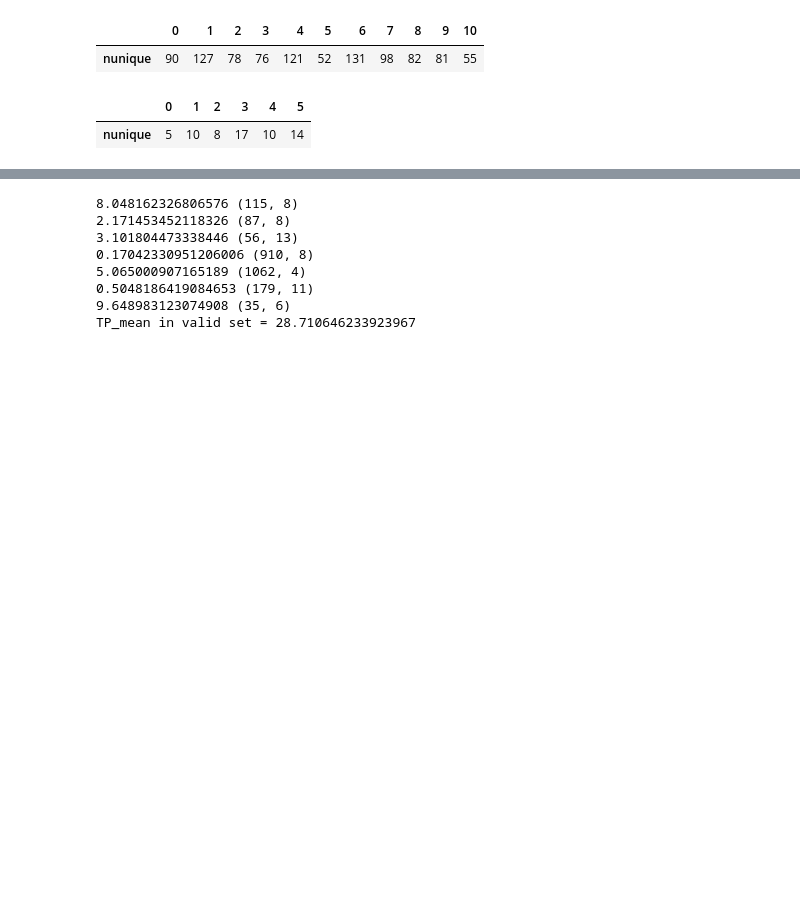
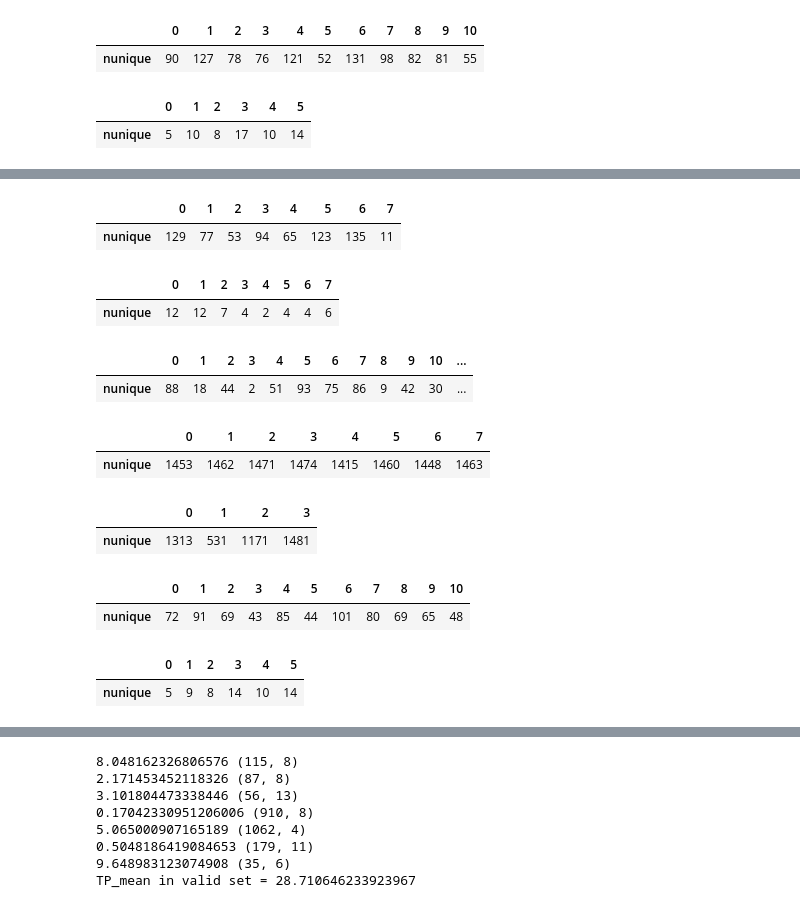
Before and after one commit to Ololkao/BDA_CP1, a Jupyter notebook: cp1.ipynb, the cells around one changed output, grey strips where cells are left out. Cells and saved outputs as stored; diff of their text form; code cells hidden in the pictures; blank space fills up the shorter version.

```diff
--- a/cp1.ipynb
+++ b/cp1.ipynb
@@ -76,3 +96,22 @@ for i in range(1,8,1):
+# %%
+for i in range(1,8,1):
+    count_unique = pd.DataFrame(globals()[f'test{i}'])
+    display(count_unique.agg(['nunique']))
+# %% [output]
+|  | 0 | 1 | 2 | 3 | 4 | 5 | 6 | 7 |
+| nunique | 129 | 77 | 53 | 94 | 65 | 123 | 135 | 11 |
+|  | 0 | 1 | 2 | 3 | 4 | 5 | 6 | 7 |
+| nunique | 12 | 12 | 7 | 4 | 2 | 4 | 4 | 6 |
+|  | 0 | 1 | 2 | 3 | 4 | 5 | 6 | 7 | 8 | 9 | 10 | ... |
+| nunique | 88 | 18 | 44 | 2 | 51 | 93 | 75 | 86 | 9 | 42 | 30 | ... |
+|  | 0 | 1 | 2 | 3 | 4 | 5 | 6 | 7 |
+| nunique | 1453 | 1462 | 1471 | 1474 | 1415 | 1460 | 1448 | 1463 |
+|  | 0 | 1 | 2 | 3 |
+| nunique | 1313 | 531 | 1171 | 1481 |
+|  | 0 | 1 | 2 | 3 | 4 | 5 | 6 | 7 | 8 | 9 | 10 |
+| nunique | 72 | 91 | 69 | 43 | 85 | 44 | 101 | 80 | 69 | 65 | 48 |
+|  | 0 | 1 | 2 | 3 | 4 | 5 |
+| nunique | 5 | 9 | 8 | 14 | 10 | 14 |
 # %%
 def make_upload(imputer, model = LGBMRegressor(random_state=42), scaler = None, status = False, test_size = 0.15, seed = 42):
     tp_mean = 0.0
```
Also changed, not shown: parts of 5 cells of this notebook, 40 other files.
